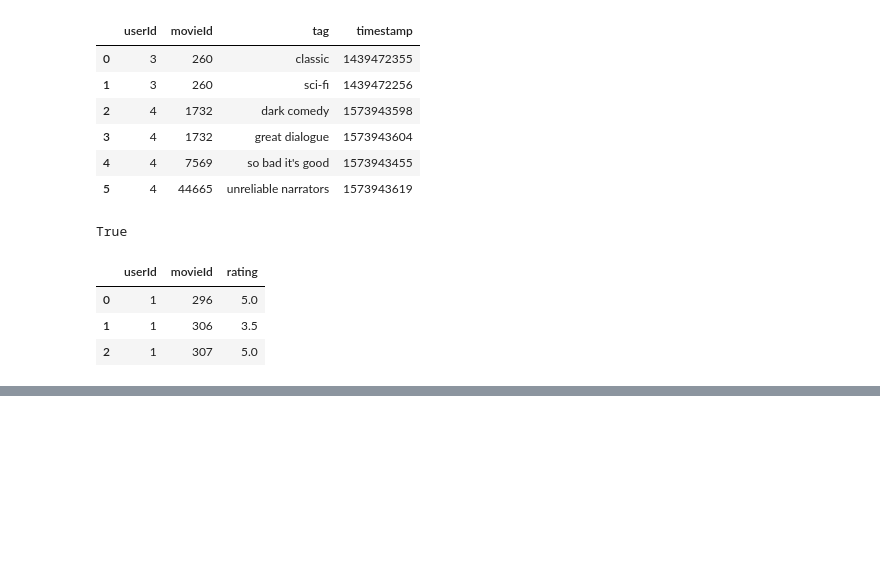
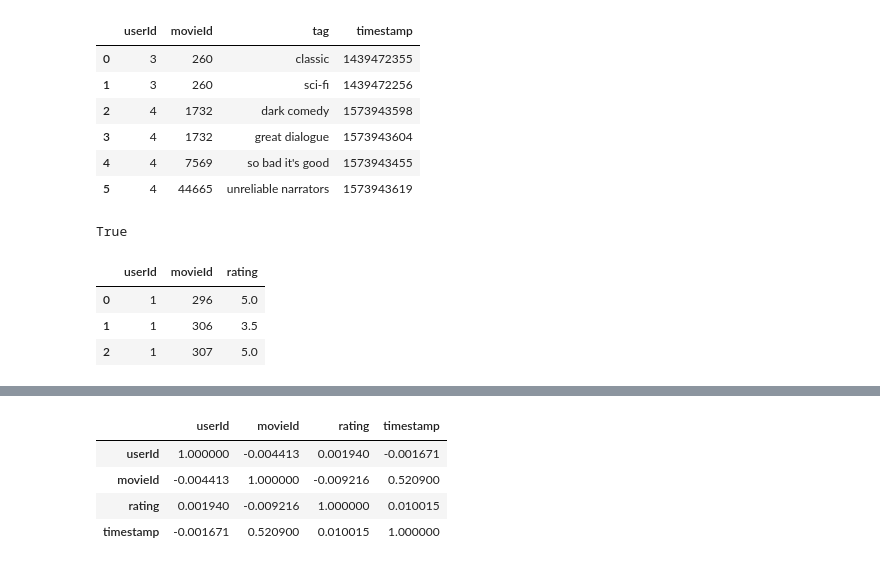
Before and after one commit to samuelatuma1/PythonForRx, a Jupyter notebook: scope_rules.ipynb, the cells around one changed output, grey strips where cells are left out. Cells and saved outputs as stored; diff of their text form; code cells hidden in the pictures; blank space fills up the shorter version.

```diff
--- a/scope_rules.ipynb
+++ b/scope_rules.ipynb
@@ -1551,0 +1547,11 @@ Name: rating, dtype: float64
+# %%
+# Descriptive data statitistics
+
+ratings["rating"].describe()
+ratings.corr()
+# %% [output]
+|  | userId | movieId | rating | timestamp |
+| userId | 1.000000 | -0.004413 | 0.001940 | -0.001671 |
+| movieId | -0.004413 | 1.000000 | -0.009216 | 0.520900 |
+| rating | 0.001940 | -0.009216 | 1.000000 | 0.010015 |
+| timestamp | -0.001671 | 0.520900 | 0.010015 | 1.000000 |
```
Also changed, not shown: parts of 10 cells of this notebook.
